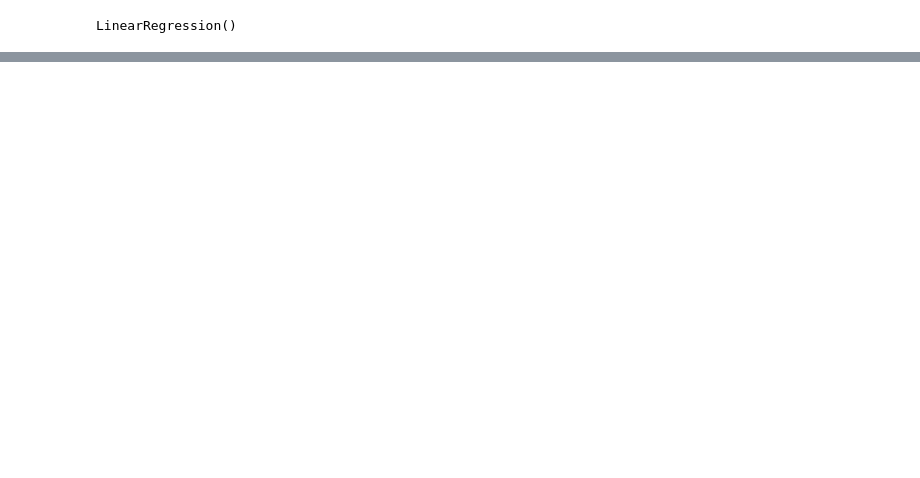
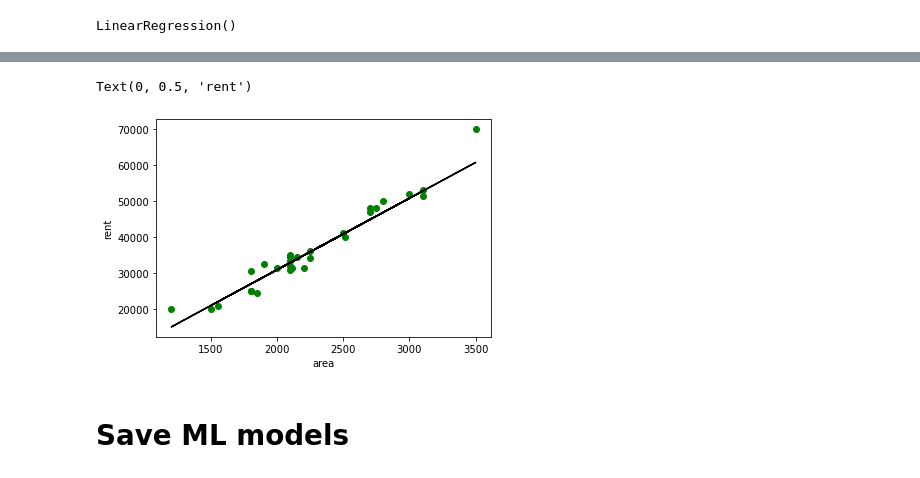
Before and after one commit to Manuel-098/Machine-Learning-with-python, a Jupyter notebook: Untitled.ipynb, the cells around one changed output, grey strips where cells are left out. Cells and saved outputs as stored; diff of their text form; code cells hidden in the pictures; blank space fills up the shorter version.

```diff
--- a/Untitled.ipynb
+++ b/Untitled.ipynb
@@ -283,0 +212,11 @@ from sklearn.metrics import classification_report, accuracy_score, confusion_mat
+# %%
+plt.plot(df.area, df.pred_rent, color='black')
+#Data viz
+plt.scatter(df['area'], df['rent'], color='green')             #OR
+plt.xlabel('area')
+plt.ylabel('rent')
+# %% [output]
+Text(0, 0.5, 'rent')
+[figure, added]
+# %% [markdown]
+# Save ML models
```
Also changed, not shown: parts of 86 cells of this notebook.
